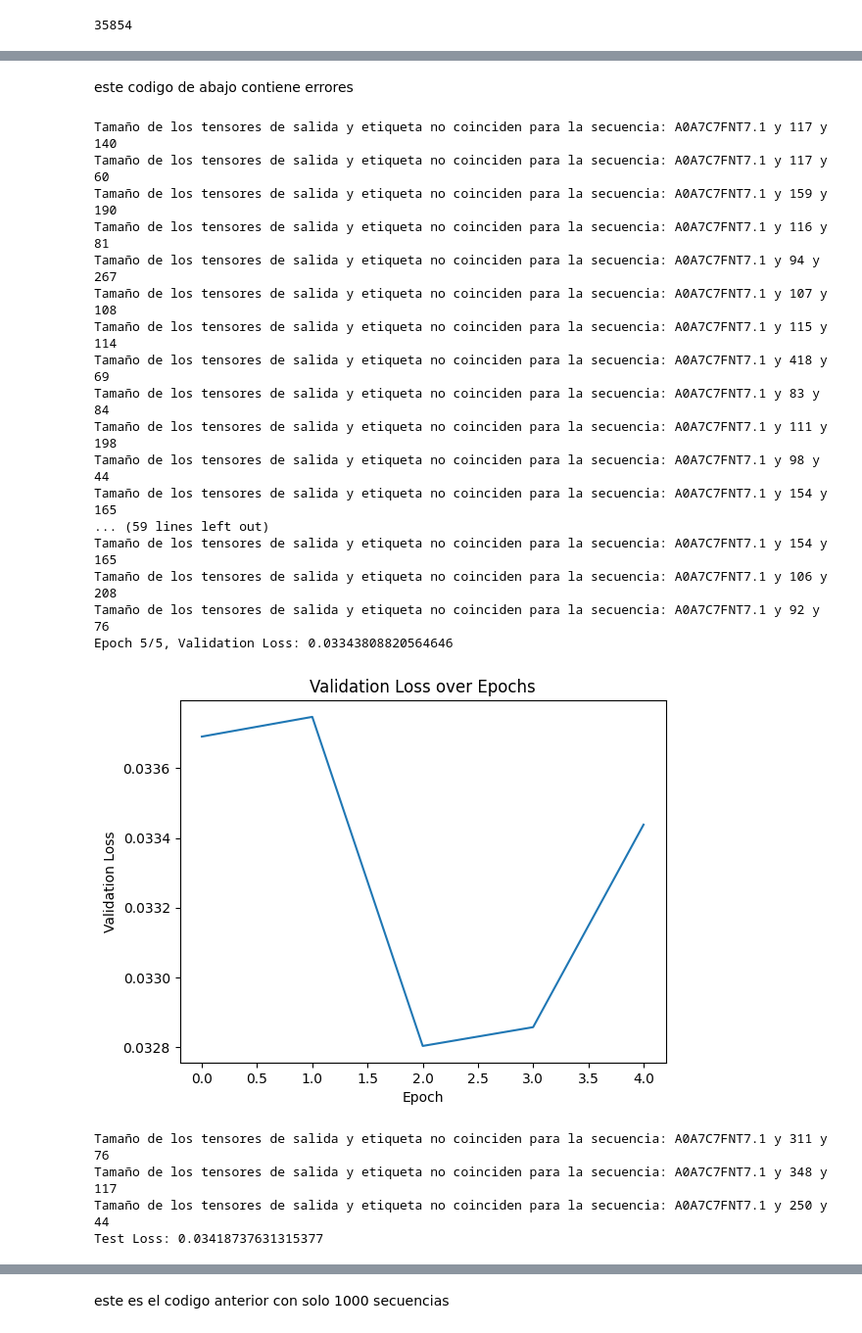
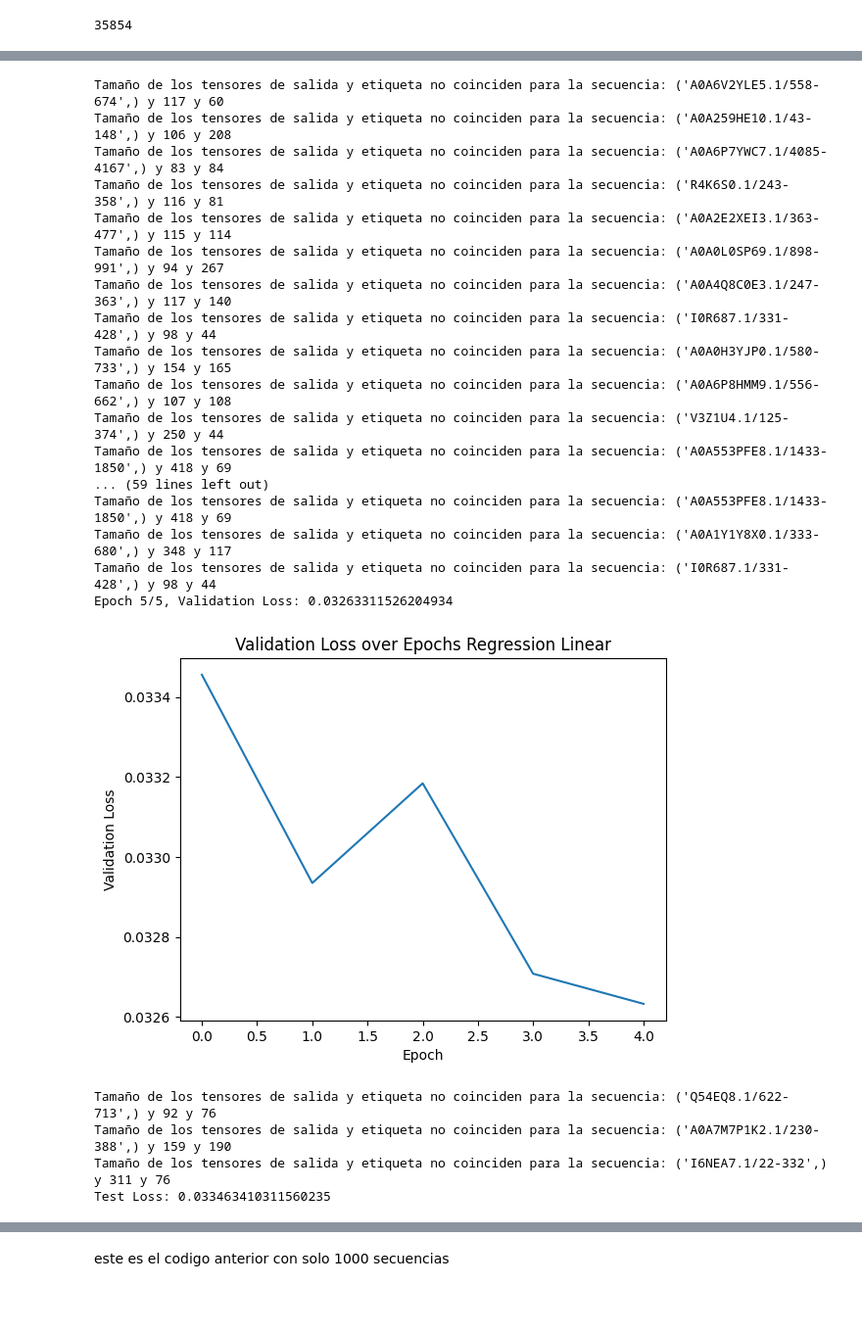
Before and after one commit to parakawa/protein_conservation_predictor, a Jupyter notebook: get_embeddings_directement_and_trainning.ipynb, the cells around one changed output, grey strips where cells are left out. Shown at 98% size. Saved outputs shown, nothing was run; the diff lists cells and outputs as text; code cells hidden in the pictures; blank space fills up the shorter version.

```diff
--- a/get_embeddings_directement_and_trainning.ipynb
+++ b/get_embeddings_directement_and_trainning.ipynb
@@ -91,8 +96,6 @@ array([0.329834, 0.481934, 0.342285, 0.564941, 0.238525, 0.47168 ,
        0.500977, 0.373535, 0.104004, 0.67041 , 0.32666 , 0.226196,
        0.245728, 0.371094, 0.296631, 0.127441, 0.244629, 0.350586,
        0.335205, 0.245972], dtype=float32)
-# %% [markdown]
-este codigo de abajo contiene errores
 # %%
 import torch
 import torch.nn as nn
@@ -101,7 +104,7 @@ import torch.utils.data as data
 import matplotlib.pyplot as plt
 
 # Define your datasets (train, validation, test)
-dataset = [(embeddings_dict[sequence.split("/")[0]], conservation_scores) for sequence, conservation_scores in zip(sequences, conservation_scores_array)]
+dataset = [(embeddings_dict[sequence.split("/")[0]], conservation_scores, sequence) for sequence, conservation_scores in zip(sequences, conservation_scores_array)]
 train_size = int(0.7 * len(dataset))
 val_size = int(0.15 * len(dataset))
 test_size = len(dataset) - train_size - val_size
@@ -126,12 +129,12 @@ class LinearRegression(nn.Module):
 # Define training function
 def train_model(model, optimizer, loss_fn, data_loader):
     model.train()
-    for embedding, label in data_loader:
+    for embedding, label, sequence in data_loader:
         optimizer.zero_grad()
         embedding = embedding.squeeze()
         label = label.squeeze()
         if embedding.size(0) != label.size(0):
-            print(f"Tamaño de los tensores de salida y etiqueta no coinciden para la secuencia: {sequence_id} y {label.size(0)} y {embedding.size(0)}" )
+            print(f"Tamaño de los tensores de salida y etiqueta no coinciden para la secuencia: {sequence} y {label.size(0)} y {embedding.size(0)}" )
             continue
         output = model(embedding).squeeze()
         loss = loss_fn(output, label)
@@ -150,12 +153,12 @@ def evaluate_model(model, loss_fn, data_loader):
     model.eval()
     running_loss = 0.0
     with torch.no_grad():
-        for embedding, label in data_loader:
+        for embedding, label, sequence in data_loader:
             embedding = embedding.squeeze()
             label = label.squeeze()
             output = model(embedding).squeeze()
             if embedding.size(0) != label.size(0):
-                print(f"Tamaño de los tensores de salida y etiqueta no coinciden para la secuencia: {sequence_id} y {label.size(0)} y {embedding.size(0)}" )
+                print(f"Tamaño de los tensores de salida y etiqueta no coinciden para la secuencia: {sequence} y {label.size(0)} y {embedding.size(0)}" )
                 continue
             #print("embedding.shape ev", embedding.shape)
             #print("label", label)
@@ -165,52 +168,52 @@ def evaluate_model(model, loss_fn, data_loader):
             #print("output.shape", output.shape)
             loss = loss_fn(output, label)
             running_loss += loss.item()
     return running_loss / len(data_loader)
 
 # Initialize the model, loss function, and optimizer
 model = LinearRegression(input_size=320)
 loss_fn = nn.MSELoss()
 optimizer = optim.SGD(model.parameters(), lr=0.001)
 
 # Train the model
 num_epochs = 5
 val_losses = []
 for epoch in range(num_epochs):
     train_model(model, optimizer, loss_fn, train_loader)
     val_loss = evaluate_model(model, loss_fn, val_loader)
     val_losses.append(val_loss)
     print(f'Epoch {epoch + 1}/{num_epochs}, Validation Loss: {val_loss}')
 
 # Plot validation loss over epochs
 plt.plot(val_losses)
 plt.xlabel('Epoch')
 plt.ylabel('Validation Loss')
-plt.title('Validation Loss over Epochs')
+plt.title('Validation Loss over Epochs Regression Linear')
 plt.show()
 
 # Finally, evaluate on test set
 test_loss = evaluate_model(model, loss_fn, test_loader)
 print(f'Test Loss: {test_loss}')
 # %% [output]
-Tamaño de los tensores de salida y etiqueta no coinciden para la secuencia: A0A7C7FNT7.1 y 117 y 140
-Tamaño de los tensores de salida y etiqueta no coinciden para la secuencia: A0A7C7FNT7.1 y 117 y 60
-Tamaño de los tensores de salida y etiqueta no coinciden para la secuencia: A0A7C7FNT7.1 y 159 y 190
-Tamaño de los tensores de salida y etiqueta no coinciden para la secuencia: A0A7C7FNT7.1 y 116 y 81
-Tamaño de los tensores de salida y etiqueta no coinciden para la secuencia: A0A7C7FNT7.1 y 94 y 267
-Tamaño de los tensores de salida y etiqueta no coinciden para la secuencia: A0A7C7FNT7.1 y 107 y 108
-Tamaño de los tensores de salida y etiqueta no coinciden para la secuencia: A0A7C7FNT7.1 y 115 y 114
-Tamaño de los tensores de salida y etiqueta no coinciden para la secuencia: A0A7C7FNT7.1 y 418 y 69
-Tamaño de los tensores de salida y etiqueta no coinciden para la secuencia: A0A7C7FNT7.1 y 83 y 84
-Tamaño de los tensores de salida y etiqueta no coinciden para la secuencia: A0A7C7FNT7.1 y 111 y 198
-Tamaño de los tensores de salida y etiqueta no coinciden para la secuencia: A0A7C7FNT7.1 y 98 y 44
-Tamaño de los tensores de salida y etiqueta no coinciden para la secuencia: A0A7C7FNT7.1 y 154 y 165
+Tamaño de los tensores de salida y etiqueta no coinciden para la secuencia: ('A0A6V2YLE5.1/558-674',) y 117 y 60
+Tamaño de los tensores de salida y etiqueta no coinciden para la secuencia: ('A0A259HE10.1/43-148',) y 106 y 208
+Tamaño de los tensores de salida y etiqueta no coinciden para la secuencia: ('A0A6P7YWC7.1/4085-4167',) y 83 y 84
+Tamaño de los tensores de salida y etiqueta no coinciden para la secuencia: ('R4K6S0.1/243-358',) y 116 y 81
+Tamaño de los tensores de salida y etiqueta no coinciden para la secuencia: ('A0A2E2XEI3.1/363-477',) y 115 y 114
+Tamaño de los tensores de salida y etiqueta no coinciden para la secuencia: ('A0A0L0SP69.1/898-991',) y 94 y 267
+Tamaño de los tensores de salida y etiqueta no coinciden para la secuencia: ('A0A4Q8C0E3.1/247-363',) y 117 y 140
+Tamaño de los tensores de salida y etiqueta no coinciden para la secuencia: ('I0R687.1/331-428',) y 98 y 44
+Tamaño de los tensores de salida y etiqueta no coinciden para la secuencia: ('A0A0H3YJP0.1/580-733',) y 154 y 165
+Tamaño de los tensores de salida y etiqueta no coinciden para la secuencia: ('A0A6P8HMM9.1/556-662',) y 107 y 108
+Tamaño de los tensores de salida y etiqueta no coinciden para la secuencia: ('V3Z1U4.1/125-374',) y 250 y 44
+Tamaño de los tensores de salida y etiqueta no coinciden para la secuencia: ('A0A553PFE8.1/1433-1850',) y 418 y 69
 ... (59 lines left out)
-Tamaño de los tensores de salida y etiqueta no coinciden para la secuencia: A0A7C7FNT7.1 y 154 y 165
-Tamaño de los tensores de salida y etiqueta no coinciden para la secuencia: A0A7C7FNT7.1 y 106 y 208
-Tamaño de los tensores de salida y etiqueta no coinciden para la secuencia: A0A7C7FNT7.1 y 92 y 76
-Epoch 5/5, Validation Loss: 0.03343808820564646
+Tamaño de los tensores de salida y etiqueta no coinciden para la secuencia: ('A0A553PFE8.1/1433-1850',) y 418 y 69
+Tamaño de los tensores de salida y etiqueta no coinciden para la secuencia: ('A0A1Y1Y8X0.1/333-680',) y 348 y 117
+Tamaño de los tensores de salida y etiqueta no coinciden para la secuencia: ('I0R687.1/331-428',) y 98 y 44
+Epoch 5/5, Validation Loss: 0.03263311526204934
-[figure, old version]
+[figure, new version]
-Tamaño de los tensores de salida y etiqueta no coinciden para la secuencia: A0A7C7FNT7.1 y 311 y 76
-Tamaño de los tensores de salida y etiqueta no coinciden para la secuencia: A0A7C7FNT7.1 y 348 y 117
-Tamaño de los tensores de salida y etiqueta no coinciden para la secuencia: A0A7C7FNT7.1 y 250 y 44
-Test Loss: 0.03418737631315377
+Tamaño de los tensores de salida y etiqueta no coinciden para la secuencia: ('Q54EQ8.1/622-713',) y 92 y 76
+Tamaño de los tensores de salida y etiqueta no coinciden para la secuencia: ('A0A7M7P1K2.1/230-388',) y 159 y 190
+Tamaño de los tensores de salida y etiqueta no coinciden para la secuencia: ('I6NEA7.1/22-332',) y 311 y 76
+Test Loss: 0.033463410311560235
```
Also changed, not shown: parts of 35 cells of this notebook, 30 other files.
